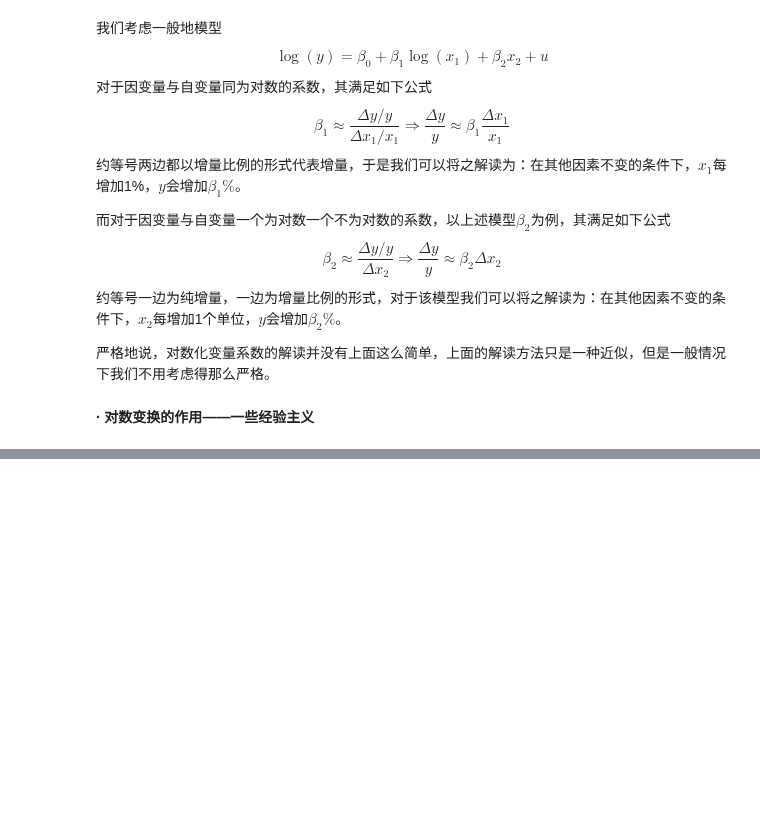
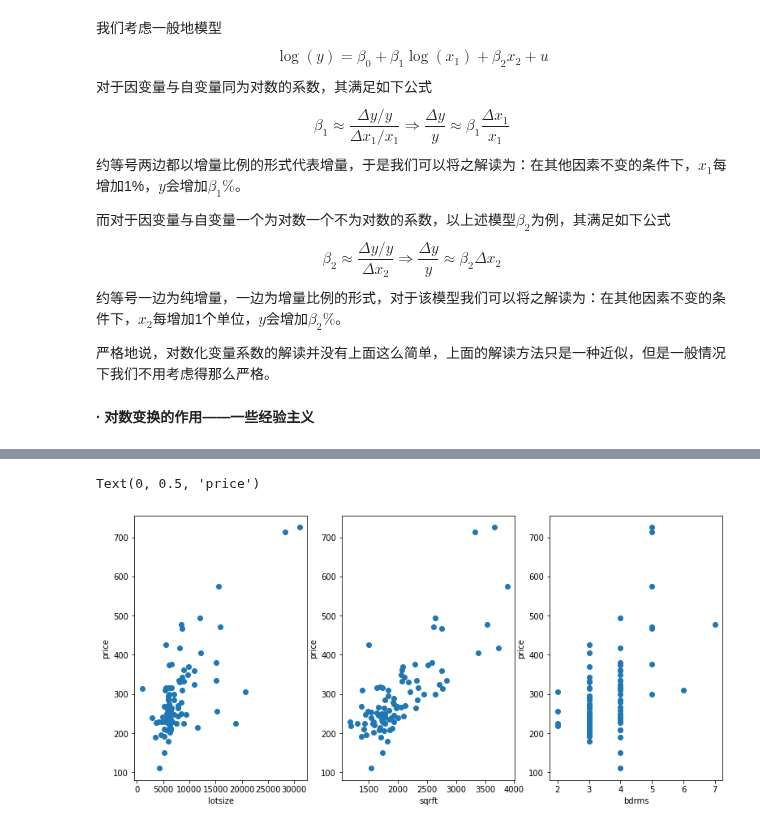
Before and after one commit to Git-Model/Modeling-Universe, a Jupyter notebook: Data-Story/统计分析之回归分析/回归.ipynb, the cells around one changed output, grey strips where cells are left out. Cells and saved outputs as stored; diff of their text form; code cells hidden in the pictures; blank space fills up the shorter version.

```diff
--- a/Data-Story/统计分析之回归分析/回归.ipynb
+++ b/Data-Story/统计分析之回归分析/回归.ipynb
@@ -1314,0 +1691,21 @@ $$
+# %%
+# 使用数据集hprice1，前面已经加载过
+fig=plt.figure(figsize=(13,6))
+ax1=fig.add_subplot(1,3,1)
+hprice2=hprice1[hprice1['lotsize']<80000] #去掉了一个极端点，方便观察
+plt.scatter(hprice2.lotsize,hprice2.price,axes=ax1)
+ax1.set_xlabel('lotsize')
+ax1.set_ylabel('price')
+
+ax2=fig.add_subplot(1,3,2)
+plt.scatter(hprice1.sqrft,hprice1.price,axes=ax2)
+ax2.set_xlabel('sqrft')
+ax2.set_ylabel('price')
+
+ax3=fig.add_subplot(1,3,3)
+plt.scatter(hprice1.bdrms,hprice1.price,axes=ax3)
+ax3.set_xlabel('bdrms')
+ax3.set_ylabel('price')
+# %% [output]
+Text(0, 0.5, 'price')
+[figure, added]
```
Also changed, not shown: parts of 139 cells of this notebook.
